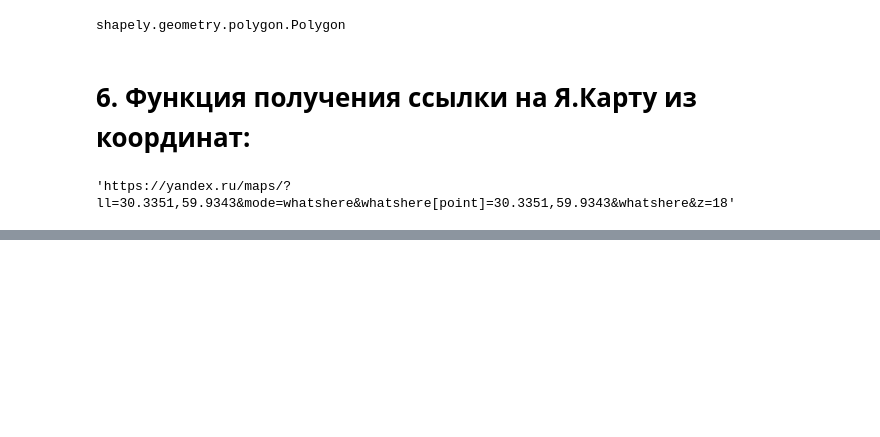
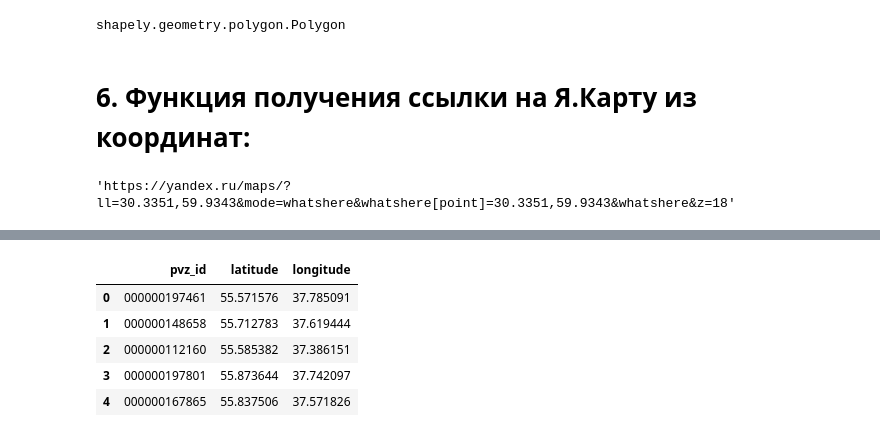
Before and after one commit to maximdenisov2000/useful_code, a Jupyter notebook: geocode.ipynb, the cells around one changed output, grey strips where cells are left out. Saved outputs shown, nothing was run; the diff lists cells and outputs as text; code cells hidden in the pictures; blank space fills up the shorter version.

```diff
--- a/geocode.ipynb
+++ b/geocode.ipynb
@@ -221,0 +248,17 @@ get_yandex_map_url(59.9343, 30.3351)
+# %%
+# датафрейм с коордианатами пунктов выдачи (пример):
+
+pvz = pd.DataFrame({
+    'pvz_id':[f'000000{randint(100000,200000)}' for i in range(100)],
+    'latitude': np.random.uniform(55.5617, 55.9119, 100),
+    'longitude': np.random.uniform(37.3587, 37.9368, 100)
+})
+
+pvz.head()
+# %% [output]
+|  | pvz_id | latitude | longitude |
+| 0 | 000000197461 | 55.571576 | 37.785091 |
+| 1 | 000000148658 | 55.712783 | 37.619444 |
+| 2 | 000000112160 | 55.585382 | 37.386151 |
+| 3 | 000000197801 | 55.873644 | 37.742097 |
+| 4 | 000000167865 | 55.837506 | 37.571826 |
```
Also changed, not shown: parts of 8 cells of this notebook.
